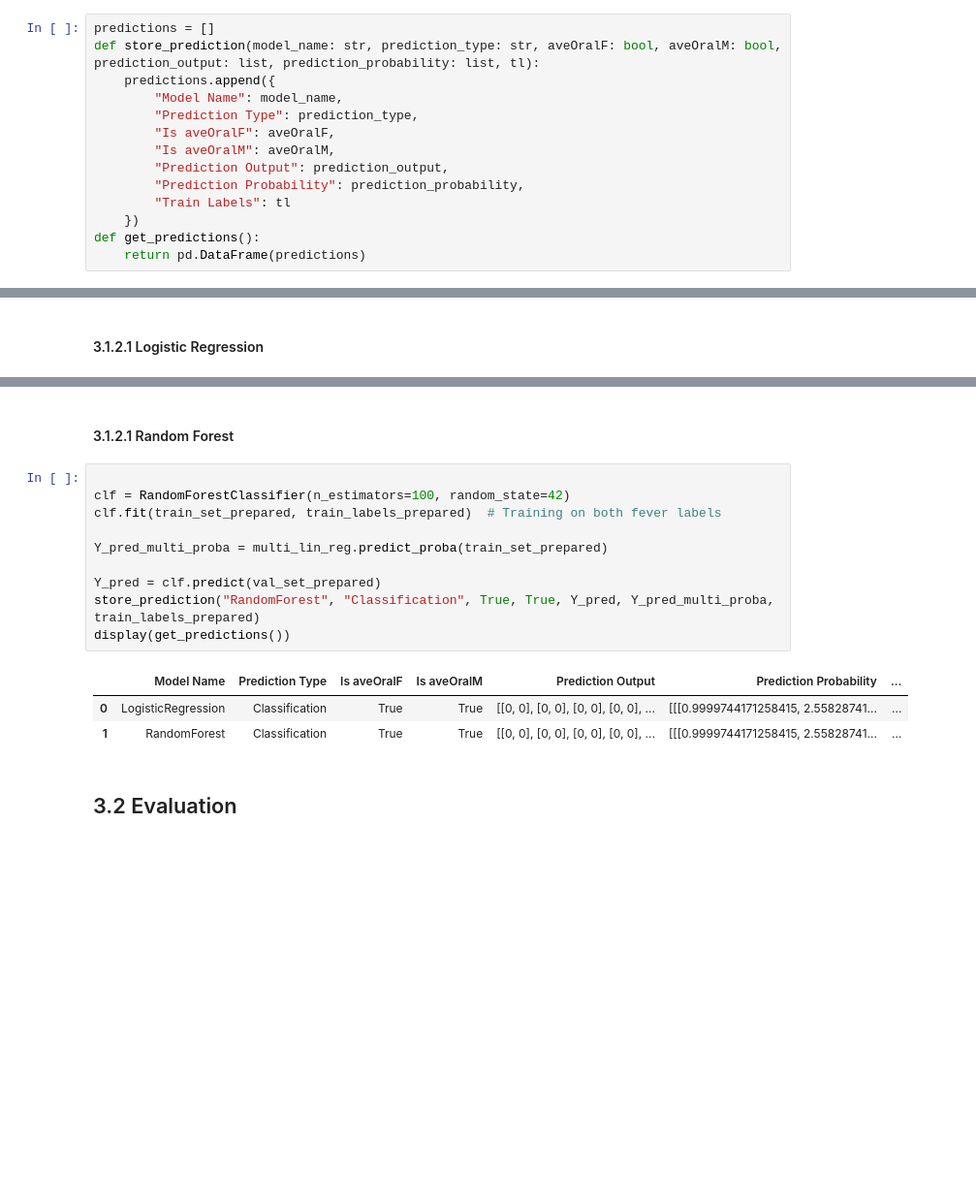
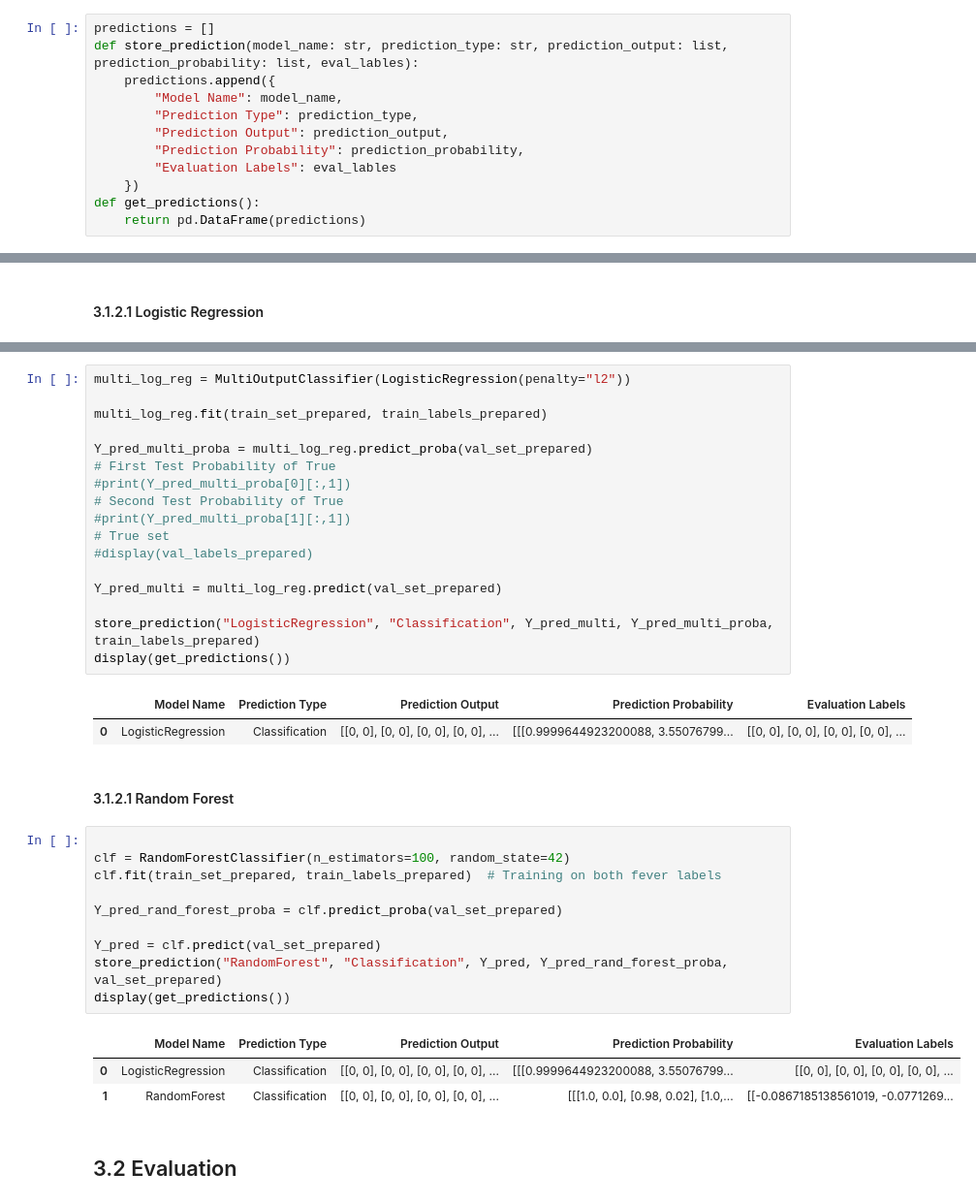
Before and after one commit to ochetcuti/FeverPredictorML, a Jupyter notebook: final.ipynb, the cells around one changed output, grey strips where cells are left out. Shown at 97% size. Saved outputs shown, nothing was run; the diff lists cells and outputs as text; blank space fills up the shorter version.

```diff
--- a/final.ipynb
+++ b/final.ipynb
@@ -739,15 +739,13 @@ val_labels_prepared = fever_transformer.fit_transform(val_labels)
 ### 3.1.1 Store training outcomes for use within evaluation
 # %%
 predictions = []
-def store_prediction(model_name: str, prediction_type: str, aveOralF: bool, aveOralM: bool, prediction_output: list, prediction_probability: list, tl):
+def store_prediction(model_name: str, prediction_type: str, prediction_output: list, prediction_probability: list, eval_lables):
     predictions.append({
         "Model Name": model_name,
         "Prediction Type": prediction_type,
-        "Is aveOralF": aveOralF,
-        "Is aveOralM": aveOralM,
         "Prediction Output": prediction_output,
         "Prediction Probability": prediction_probability,
-        "Train Labels": tl
+        "Evaluation Labels": eval_lables
     })
 def get_predictions():
     return pd.DataFrame(predictions)
@@ -794,19 +756,39 @@ display(get_predictions())
+# %%
+multi_log_reg = MultiOutputClassifier(LogisticRegression(penalty="l2"))
+
+multi_log_reg.fit(train_set_prepared, train_labels_prepared)
+
+Y_pred_multi_proba = multi_log_reg.predict_proba(val_set_prepared)
+# First Test Probability of True
+#print(Y_pred_multi_proba[0][:,1])
+# Second Test Probability of True
+#print(Y_pred_multi_proba[1][:,1])
+# True set
+#display(val_labels_prepared)
+
+Y_pred_multi = multi_log_reg.predict(val_set_prepared)
+
+store_prediction("LogisticRegression", "Classification", Y_pred_multi, Y_pred_multi_proba, train_labels_prepared)
+display(get_predictions())
+# %% [output]
+|  | Model Name | Prediction Type | Prediction Output | Prediction Probability | Evaluation Labels |
+| 0 | LogisticRegression | Classification | [[0, 0], [0, 0], [0, 0], [0, 0], ... | [[[0.9999644923200088, 3.55076799... | [[0, 0], [0, 0], [0, 0], [0, 0], ... |
 # %% [markdown]
 #### 3.1.2.1 Random Forest
 # %%
 
 clf = RandomForestClassifier(n_estimators=100, random_state=42)
 clf.fit(train_set_prepared, train_labels_prepared)  # Training on both fever labels
 
-Y_pred_multi_proba = multi_lin_reg.predict_proba(train_set_prepared)
+Y_pred_rand_forest_proba = clf.predict_proba(val_set_prepared)
 
 Y_pred = clf.predict(val_set_prepared)
-store_prediction("RandomForest", "Classification", True, True, Y_pred, Y_pred_multi_proba, train_labels_prepared)
+store_prediction("RandomForest", "Classification", Y_pred, Y_pred_rand_forest_proba, val_set_prepared)
 display(get_predictions())
 # %% [output]
-|  | Model Name | Prediction Type | Is aveOralF | Is aveOralM | Prediction Output | Prediction Probability | ... |
-| 0 | LogisticRegression | Classification | True | True | [[0, 0], [0, 0], [0, 0], [0, 0], ... | [[[0.9999744171258415, 2.55828741... | ... |
-| 1 | RandomForest | Classification | True | True | [[0, 0], [0, 0], [0, 0], [0, 0], ... | [[[0.9999744171258415, 2.55828741... | ... |
+|  | Model Name | Prediction Type | Prediction Output | Prediction Probability | Evaluation Labels |
+| 0 | LogisticRegression | Classification | [[0, 0], [0, 0], [0, 0], [0, 0], ... | [[[0.9999644923200088, 3.55076799... | [[0, 0], [0, 0], [0, 0], [0, 0], ... |
+| 1 | RandomForest | Classification | [[0, 0], [0, 0], [0, 0], [0, 0], ... | [[[1.0, 0.0], [0.98, 0.02], [1.0,... | [[-0.0867185138561019, -0.0771269... |
 # %% [markdown]
 ## 3.2 Evaluation
 # %% [markdown]
```
Also changed, not shown: parts of 18 cells of this notebook.
